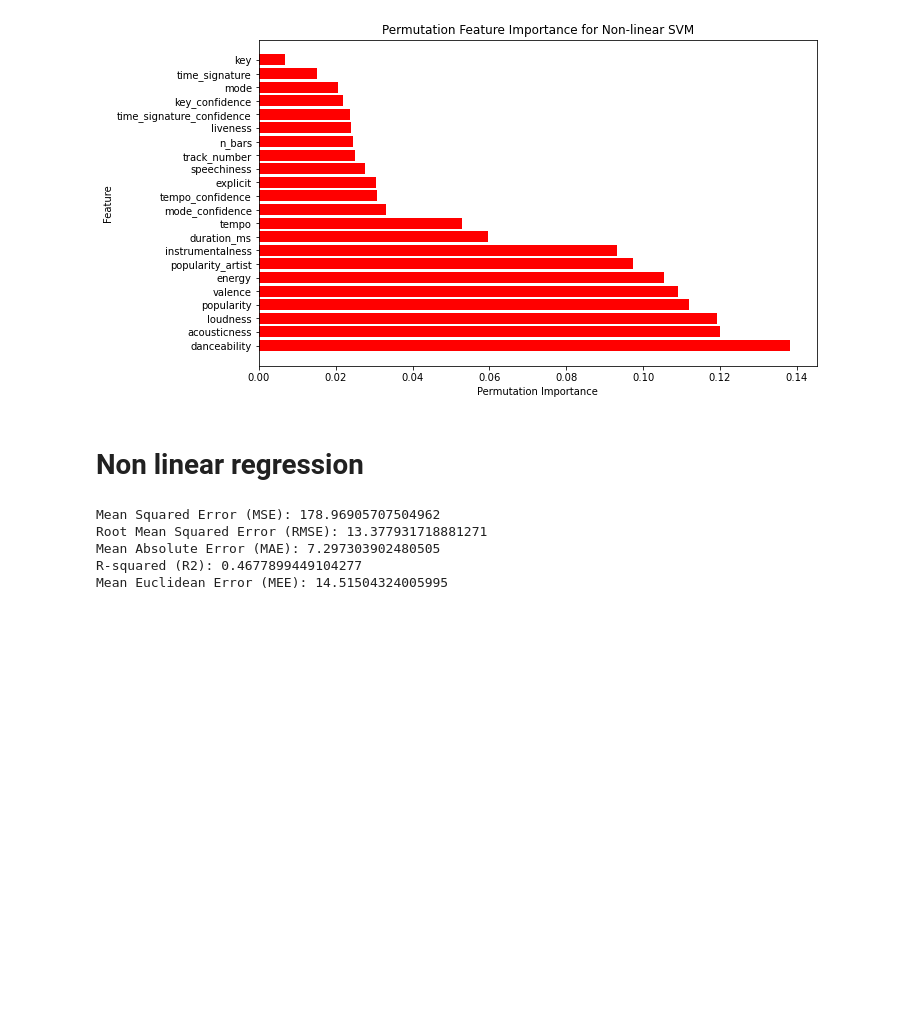
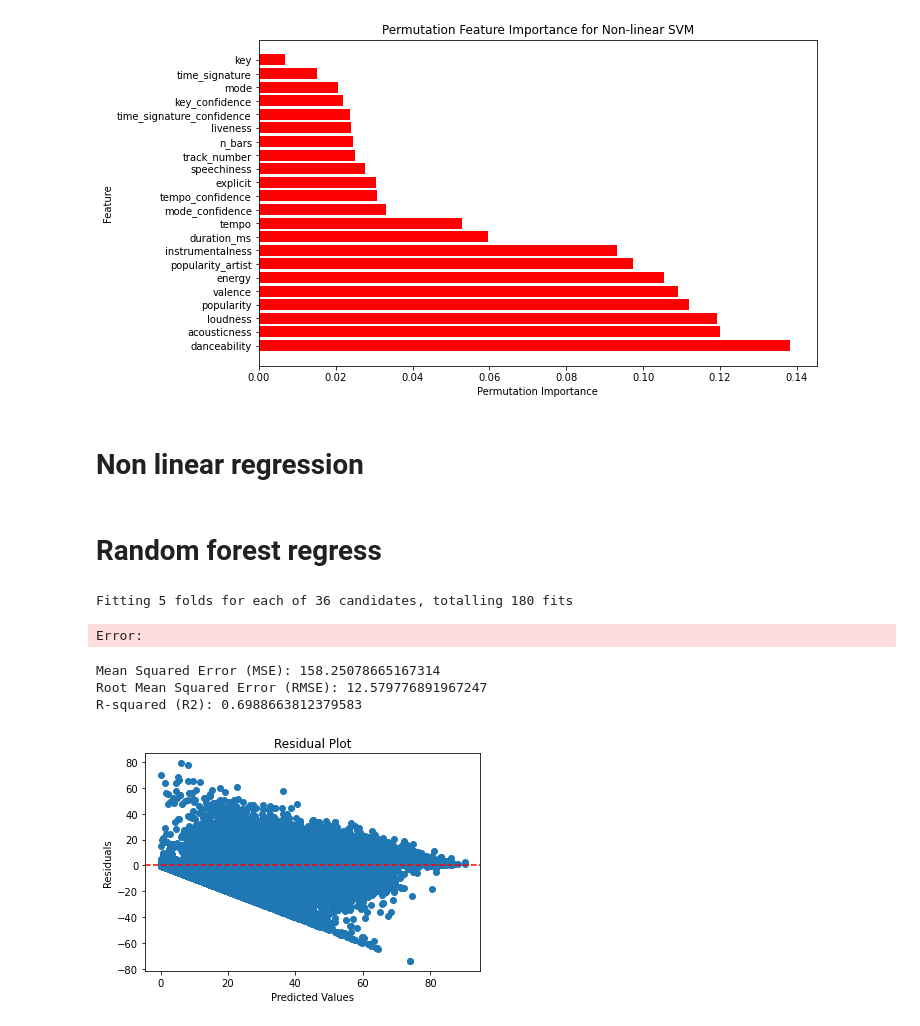
Before and after one commit to Bakko000/Data-Mining-2, a Jupyter notebook: advancedsvm.ipynb, the cells around one changed output. Cells and saved outputs as stored; diff of their text form; code cells hidden in the pictures; blank space fills up the shorter version.

```diff
--- a/advancedsvm.ipynb
+++ b/advancedsvm.ipynb
@@ -480,27 +484,64 @@ y_pred = model.predict(X_test)
+# %% [markdown]
+# Random forest regress
+# %%
+from sklearn.ensemble import RandomForestRegressor
+from sklearn.model_selection import GridSearchCV
+
+# Initialize the RandomForestRegressor
+model = RandomForestRegressor()
+
+# Define the parameter grid
+param_grid = {
+    'n_estimators': [200, 300],      # Number of trees in the forest
+    'max_depth': [10, 20, 30],          # Maximum depth of the tree
+    'min_samples_split': [2, 5],         # Minimum number of samples required to split an internal node
+    'min_samples_leaf': [1, 2, 4],           # Minimum number of samples required to be at a leaf node
+}
+
+# Set up the GridSearchCV with cross-validation
+grid_search = GridSearchCV(estimator=model, param_grid=param_grid,
+                           cv=5, n_jobs=-1, verbose=2)
+
+# Fit the grid search to your data
+grid_search.fit(X_train_norm, y_train)
+
+# Get the best estimator
+best_model = grid_search.best_estimator_
+
+# Make predictions using the best estimator
+y_pred = best_model.predict(X_test_norm)
+
+# Optionally, print the best parameters and best score
+print(f"Best parameters found: {grid_search.best_params_}")
+print(f"Best cross-validation score: {grid_search.best_score_}")
+# %% [output]
+Fitting 5 folds for each of 36 candidates, totalling 180 fits
+Error:
 # %%
 from sklearn.metrics import mean_squared_error, mean_absolute_error, r2_score
 
 # Evaluate on the test set
 mse = mean_squared_error(y_test, y_pred)
 rmse = np.sqrt(mse)
-mae = mean_absolute_error(y_test, y_pred)
 r2 = r2_score(y_test, y_pred)
 
 print("Mean Squared Error (MSE):", mse)
 print("Root Mean Squared Error (RMSE):", rmse)
-print("Mean Absolute Error (MAE):", mae)
 print("R-squared (R2):", r2)
-
-# Calculate Euclidean distance between each pair of actual and predicted values
-euclidean_distances = np.sqrt(np.sum((y_test - y_pred)**2, axis=1))
-
-# Compute Mean Euclidean Error (MEE)
-mee = np.mean(euclidean_distances)
-
-print("Mean Euclidean Error (MEE):", mee)
 # %% [output]
-Mean Squared Error (MSE): 178.96905707504962
-Root Mean Squared Error (RMSE): 13.377931718881271
-Mean Absolute Error (MAE): 7.297303902480505
-R-squared (R2): 0.4677899449104277
-Mean Euclidean Error (MEE): 14.51504324005995
+Mean Squared Error (MSE): 158.25078665167314
+Root Mean Squared Error (RMSE): 12.579776891967247
+R-squared (R2): 0.6988663812379583
+# %%
+# Calculate residuals
+residuals = np.array(y_test).squeeze() - y_pred
+
+# Residual plot
+plt.scatter(y_pred, residuals)
+plt.axhline(y=0, color='r', linestyle='--')
+plt.xlabel('Predicted Values')
+plt.ylabel('Residuals')
+plt.title('Residual Plot')
+plt.show()
+# %% [output]
+[figure, added]
```
Also changed, not shown: parts of 2 cells of this notebook.
